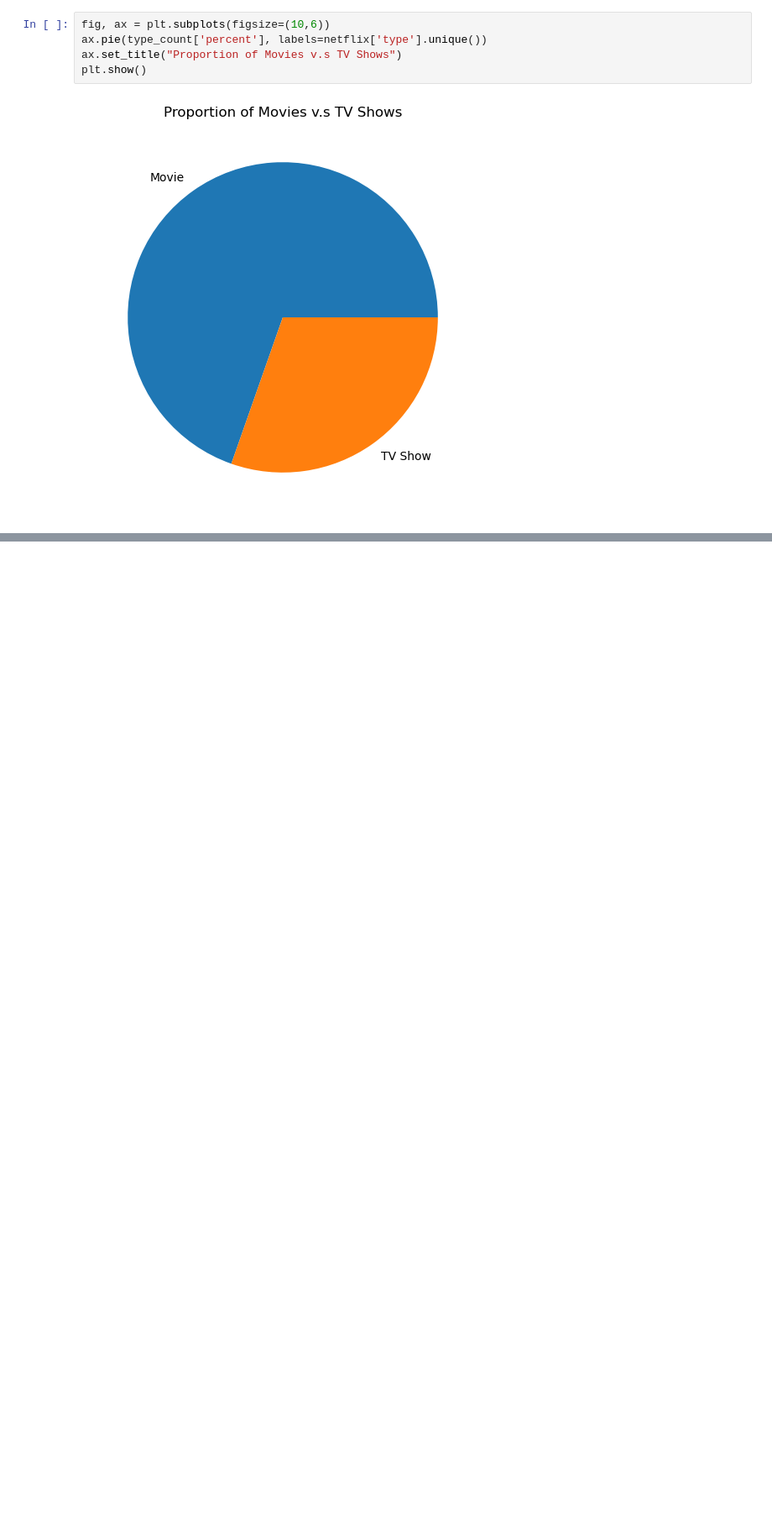
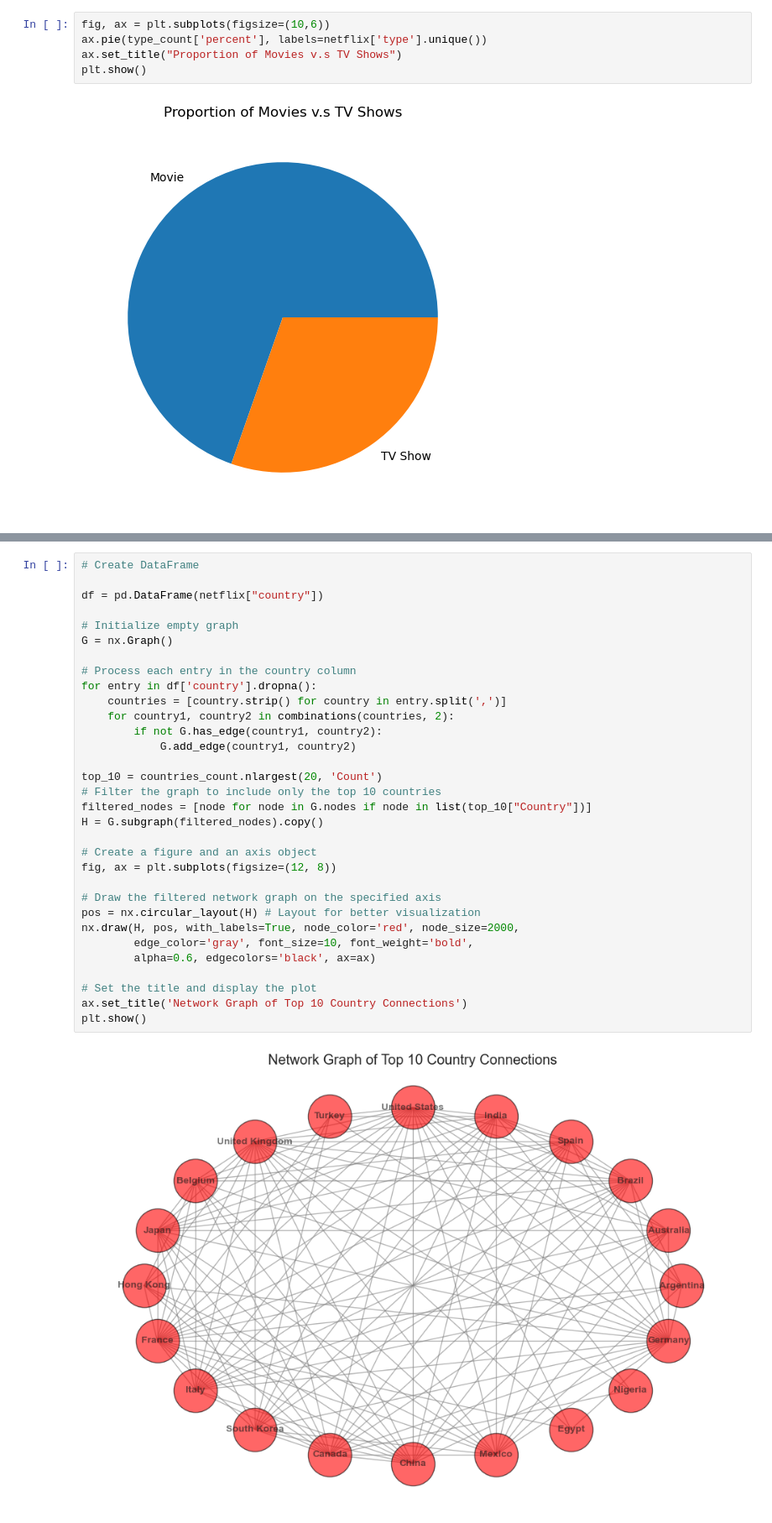
Before and after one commit to HelenLLin/Group-18-Final-Project, a Jupyter notebook: Vani_EDA.ipynb, the cells around one changed output, grey strips where cells are left out. Shown at 84% size. Saved outputs shown, nothing was run; the diff lists cells and outputs as text; blank space fills up the shorter version.

```diff
--- a/Vani_EDA.ipynb
+++ b/Vani_EDA.ipynb
@@ -100,0 +459,34 @@ plt.show()
+# %%
+# Create DataFrame
+
+df = pd.DataFrame(netflix["country"])
+
+# Initialize empty graph
+G = nx.Graph()
+
+# Process each entry in the country column
+for entry in df['country'].dropna():
+    countries = [country.strip() for country in entry.split(',')]
+    for country1, country2 in combinations(countries, 2):
+        if not G.has_edge(country1, country2):
+            G.add_edge(country1, country2)
+
+top_10 = countries_count.nlargest(20, 'Count')
+# Filter the graph to include only the top 10 countries
+filtered_nodes = [node for node in G.nodes if node in list(top_10["Country"])]
+H = G.subgraph(filtered_nodes).copy()
+
+# Create a figure and an axis object
+fig, ax = plt.subplots(figsize=(12, 8))
+
+# Draw the filtered network graph on the specified axis
+pos = nx.circular_layout(H) # Layout for better visualization
+nx.draw(H, pos, with_labels=True, node_color='red', node_size=2000,
+        edge_color='gray', font_size=10, font_weight='bold',
+        alpha=0.6, edgecolors='black', ax=ax)
+
+# Set the title and display the plot
+ax.set_title('Network Graph of Top 10 Country Connections')
+plt.show()
+# %% [output]
+[figure, added]
```
Also changed, not shown: parts of 36 cells of this notebook, 9 other files.
